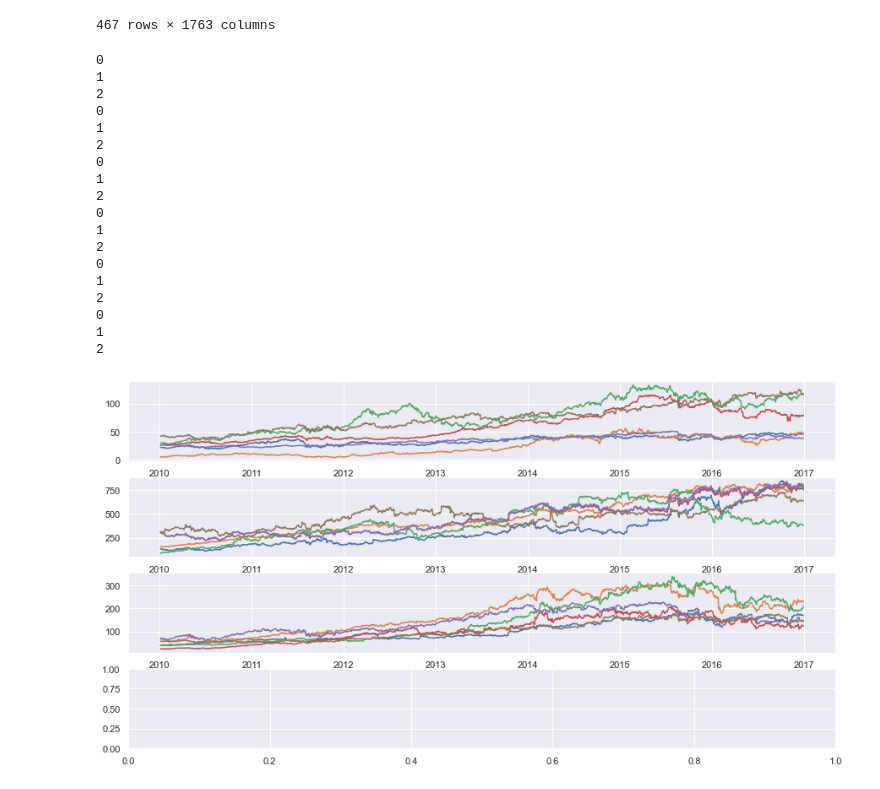
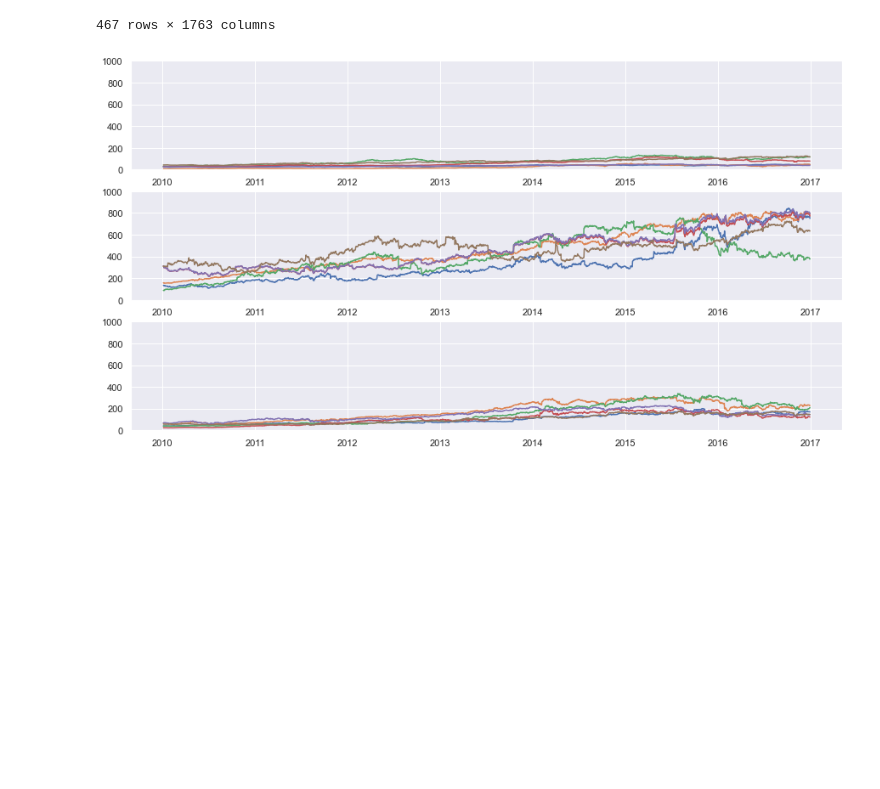
Before and after one commit to gihonglee/Stock_Analysis, a Jupyter notebook: main.ipynb, the cells around one changed output. Saved outputs shown, nothing was run; the diff lists cells and outputs as text; code cells hidden in the pictures; blank space fills up the shorter version.

Commit message:
clean up the clustering plot:

```diff
--- a/main.ipynb
+++ b/main.ipynb
@@ -449,34 +449,16 @@ df_kmean
 | ZION | 13.330000 | 13.800000 | 15.000000 | 16.680000 | 16.410000 | 16.510000 | 16.049999 | 16.350000 | ... |
 467 rows × 1763 columns
 # %%
-
-fig, axs = plt.subplots(4, 1)
+fig, axs = plt.subplots(3, 1)
 for j in range(6):
     for i in range(3):
         df_temp = df_kmean[df_kmean['label'] == i ]
         x = df_temp.columns
         x = x.drop('label')
         x = pd.to_datetime(x)
         y = df_temp.values[j]
         y = y[0:-1]
+        axs[i].set_ylim([0, 1000])
         axs[i].plot(x, y)
 # %% [output]
-0
-1
-2
-0
-1
-2
-0
-1
-2
-0
-1
-2
-0
-1
-2
-0
-1
-2
-[figure, old version]
+[figure, new version]
```
